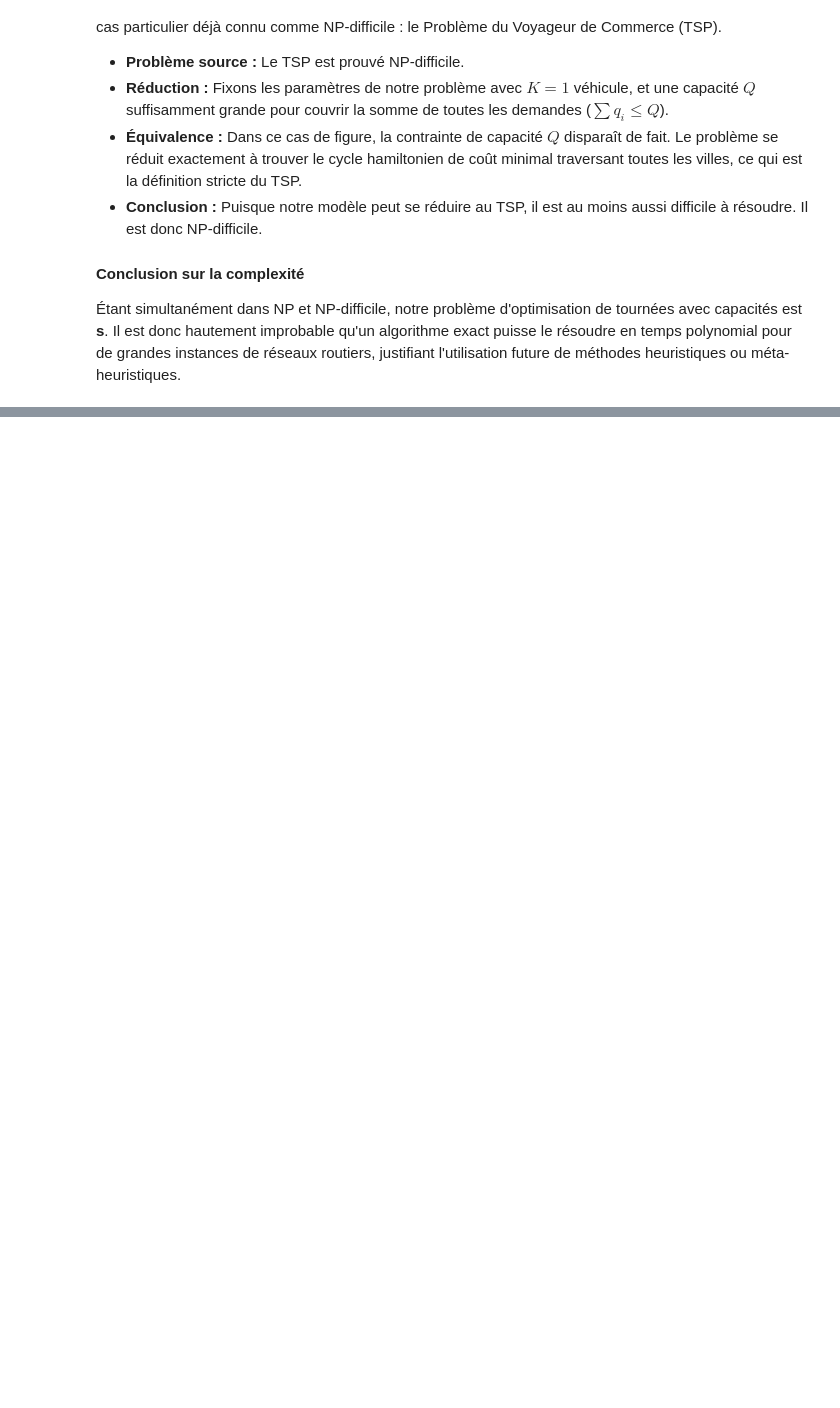
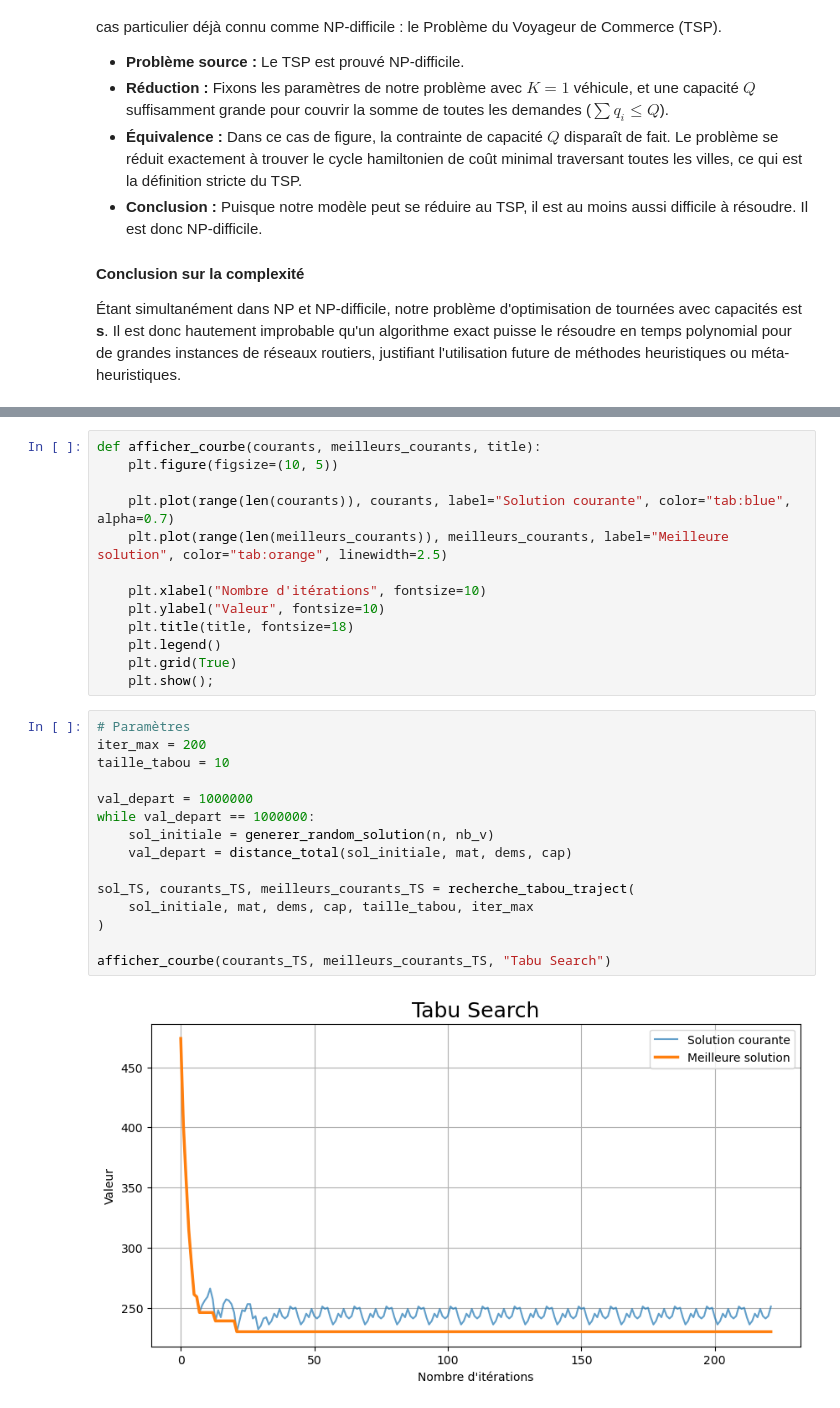
Before and after one commit to mxriine-mz/Green-VRP-Algorithms, a Jupyter notebook: Project_.ipynb, the cells around one changed output, grey strips where cells are left out. Cells and saved outputs as stored; diff of their text form; blank space fills up the shorter version.

```diff
--- a/Project_.ipynb
+++ b/Project_.ipynb
@@ -122,0 +755,30 @@ Pour prouver formellement la NP-difficulté, nous démontrons par restriction qu
+# %%
+def afficher_courbe(courants, meilleurs_courants, title):
+    plt.figure(figsize=(10, 5))
+
+    plt.plot(range(len(courants)), courants, label="Solution courante", color="tab:blue", alpha=0.7)
+    plt.plot(range(len(meilleurs_courants)), meilleurs_courants, label="Meilleure solution", color="tab:orange", linewidth=2.5)
+
+    plt.xlabel("Nombre d'itérations", fontsize=10)
+    plt.ylabel("Valeur", fontsize=10)
+    plt.title(title, fontsize=18)
+    plt.legend()
+    plt.grid(True)
+    plt.show();
+# %%
+# Paramètres
+iter_max = 200
+taille_tabou = 10
+
+val_depart = 1000000
+while val_depart == 1000000:
+    sol_initiale = generer_random_solution(n, nb_v)
+    val_depart = distance_total(sol_initiale, mat, dems, cap)
+
+sol_TS, courants_TS, meilleurs_courants_TS = recherche_tabou_traject(
+    sol_initiale, mat, dems, cap, taille_tabou, iter_max
+)
+
+afficher_courbe(courants_TS, meilleurs_courants_TS, "Tabu Search")
+# %% [output]
+[figure, added]
```
Also changed, not shown: parts of 34 cells of this notebook.
